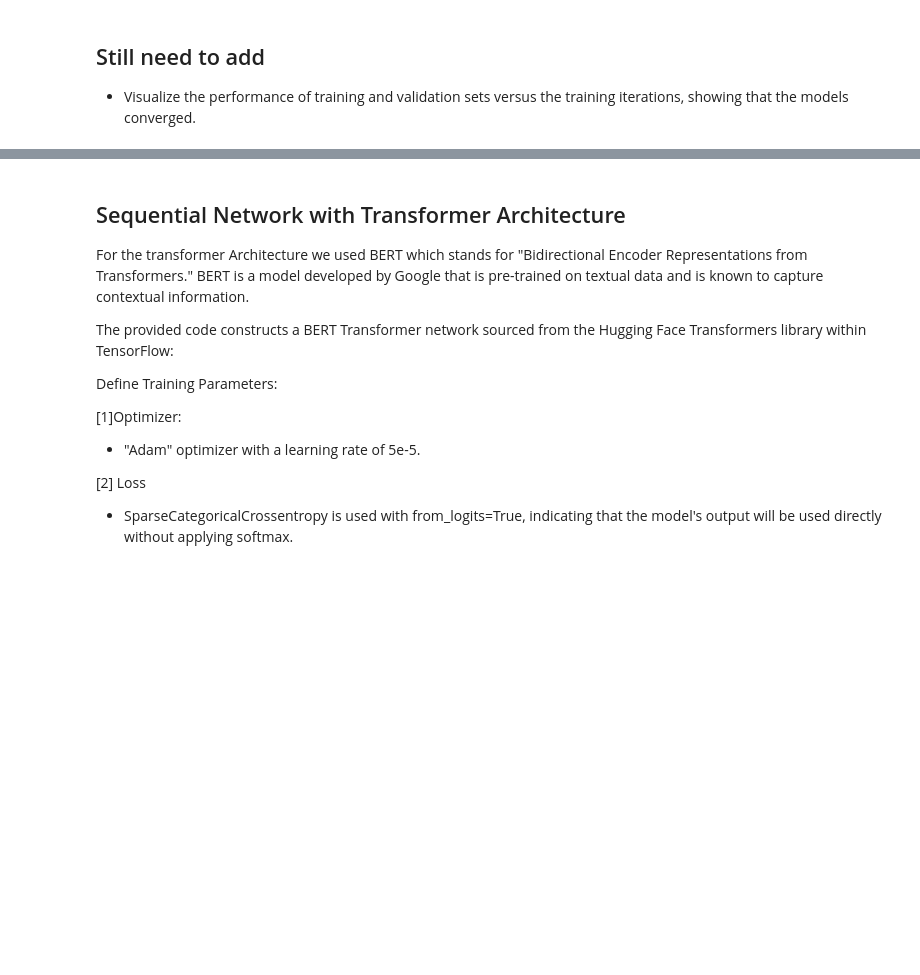
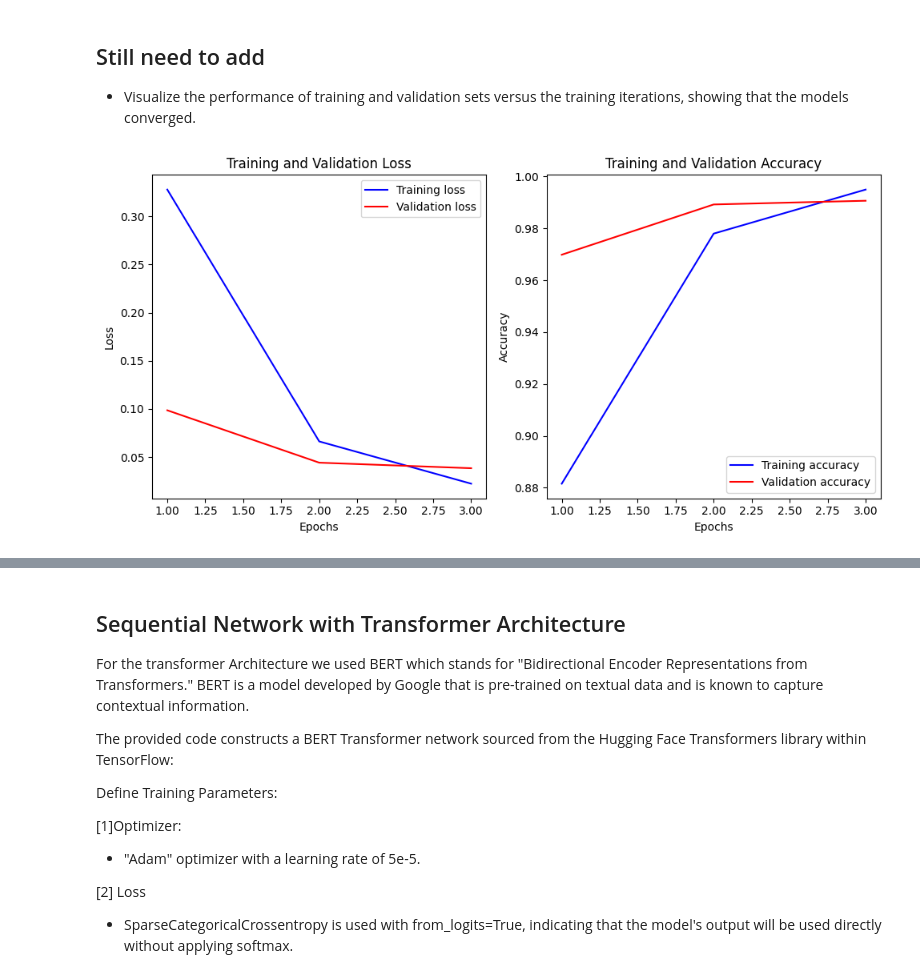
Before and after one commit to memote024/CS7324fall23, a Jupyter notebook: lab_7/Lab_7(2).ipynb, the cells around one changed output, grey strips where cells are left out. Saved outputs shown, nothing was run; the diff lists cells and outputs as text; code cells hidden in the pictures; blank space fills up the shorter version.

```diff
--- a/lab_7/Lab_7(2).ipynb
+++ b/lab_7/Lab_7(2).ipynb
@@ -540,6 +540,39 @@ The F1-score is also well performing, reaching 0.92 and 0.99 for the two classes
 ## Still need to add
 
 - Visualize the performance of training and validation sets versus the training iterations, showing that the models converged.
+# %%
+import matplotlib.pyplot as plt
+
+# Get training/validation loss and accuracy from history
+train_loss = cnn_history.history['loss']
+val_loss = cnn_history.history['val_loss']
+train_accuracy = cnn_history.history['accuracy']
+val_accuracy = cnn_history.history['val_accuracy']
+epochs = range(1, len(train_loss) + 1)
+
+# Plot training and validation loss
+plt.figure(figsize=(10, 5))
+plt.subplot(1, 2, 1)
+plt.plot(epochs, train_loss, 'b', label='Training loss')
+plt.plot(epochs, val_loss, 'r', label='Validation loss')
+plt.title('Training and Validation Loss')
+plt.xlabel('Epochs')
+plt.ylabel('Loss')
+plt.legend()
+
+# Plot training and validation accuracy
+plt.subplot(1, 2, 2)
+plt.plot(epochs, train_accuracy, 'b', label='Training accuracy')
+plt.plot(epochs, val_accuracy, 'r', label='Validation accuracy')
+plt.title('Training and Validation Accuracy')
+plt.xlabel('Epochs')
+plt.ylabel('Accuracy')
+plt.legend()
+
+plt.tight_layout()
+plt.show()
+# %% [output]
+[figure, added]
 # %%
 # Plots the training versus testing graph for the MLP model
 # Model history values
```
Also changed, not shown: parts of 7 cells of this notebook.
